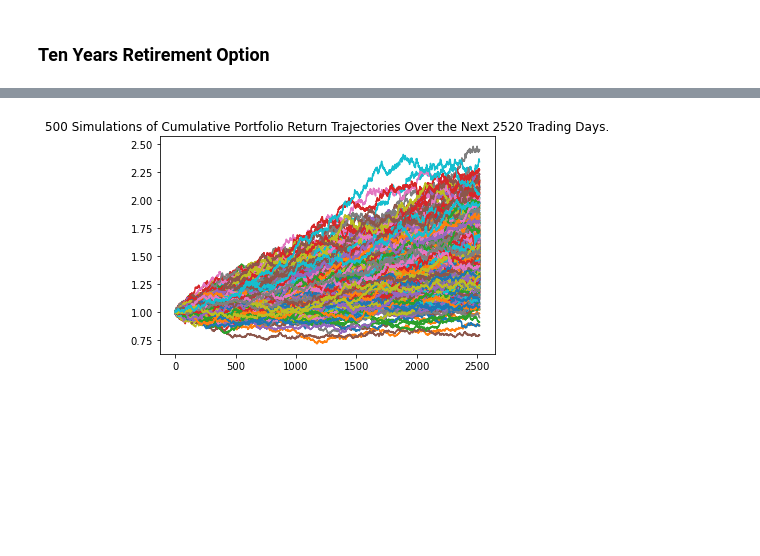
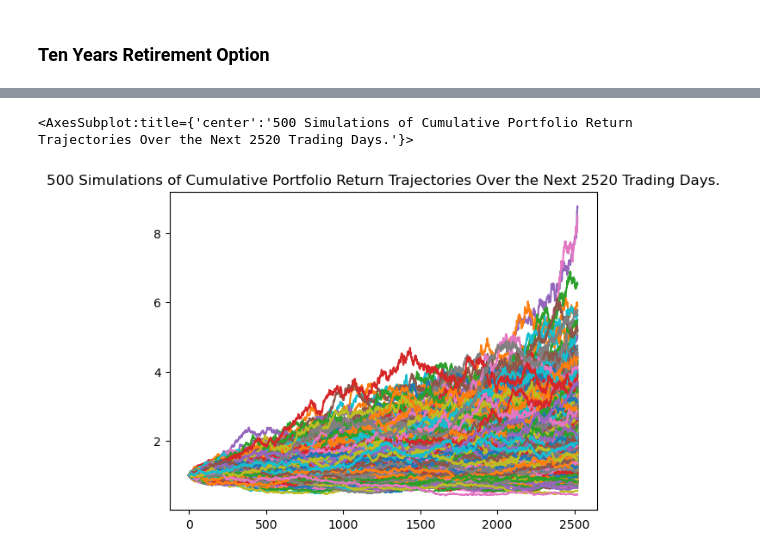
Before and after one commit to omarmoreta/Financial-Planning, a Jupyter notebook: Starter_Code/financial-planner.ipynb, the cells around one changed output, grey strips where cells are left out. Saved outputs shown, nothing was run; the diff lists cells and outputs as text; code cells hidden in the pictures; blank space fills up the shorter version.

```diff
--- a/Starter_Code/financial-planner.ipynb
+++ b/Starter_Code/financial-planner.ipynb
@@ -92,7 +92,7 @@ today = pd.Timestamp(
 ).isoformat()
 
 # Set the tickers
-tickers = ["AGG", "SPY"]
+tickers = ["SPY", "AGG"]
 
 # Set timeframe to "1Day" for Alpaca API
 timeframe = "1Day"
@@ -114,7 +114,7 @@ AGG = stock_price_df[stock_price_df["symbol"]=="AGG"].drop("symbol", axis=1)
 stock_price_df = pd.concat([SPY, AGG], axis=1, keys=["SPY", "AGG"])
 
 # Preview DataFrame
-stock_price_df
+stock_price_df.head()
 # %% [output]
 |  | SPY |  |  |  |  |  |  | AGG |  |  | ... |
 |  | open | high | low | close | volume | trade_count | vwap | open | high | low | ... |
@@ -213,14 +217,14 @@ Congrats! Your total assets of $99800.52 are enough to fun an emergency fund of
 
 ### Monte Carlo Simulation
 # %%
-# Set start and end dates of five years back from today.
+# Set start and end dates of ten years back from today.
 # Sample results may vary from the solution based on the time frame chosen
-start_date = pd.Timestamp('2018-01-30', tz='America/New_York').isoformat()
+start_date = pd.Timestamp('2013-01-30', tz='America/New_York').isoformat()
 end_date = pd.Timestamp('2023-01-30', tz='America/New_York').isoformat()
 # %%
-# Get 5 years' worth of historical data for SPY and AGG
+# Get 10 years' worth of historical data for SPY and AGG
 # Get current closing prices for SPY and AGG
-stock_price_5yr_df = alpaca.get_bars(
+stock_price_10yr_df = alpaca.get_bars(
     tickers,
     timeframe,
     start = start_date,
@@ -229,14 +233,14 @@ stock_price_5yr_df = alpaca.get_bars(
 
 # Reorganize the DataFrame
 # Separate ticker data
-SPY = stock_price_5yr_df[stock_price_5yr_df["symbol"]=="SPY"].drop("symbol", axis=1)
-AGG = stock_price_5yr_df[stock_price_5yr_df["symbol"]=="AGG"].drop("symbol", axis=1)
+SPY = stock_price_10yr_df[stock_price_10yr_df["symbol"]=="SPY"].drop("symbol", axis=1)
+AGG = stock_price_10yr_df[stock_price_10yr_df["symbol"]=="AGG"].drop("symbol", axis=1)
 
 # Concatenate the ticker DataFrames
-stock_price_5yr_df = pd.concat([SPY, AGG], axis=1, keys=["SPY", "AGG"])
+stock_price_10yr_df = pd.concat([SPY, AGG], axis=1, keys=["SPY", "AGG"])
 
 # Display sample data
-stock_price_5yr_df.head()
+stock_price_10yr_df.head()
 # %% [output]
 |  | SPY |  |  |  |  |  |  | AGG |  |  | ... |
 |  | open | high | low | close | volume | trade_count | vwap | open | high | low | ... |
@@ -448,2 +496,11 @@ There is a 95% chance that an initial investment of $60000 in the portfolio over
 # %% [markdown]
 ### Ten Years Retirement Option
+# %%
+# Configuring a Monte Carlo simulation to forecast 10 years cumulative returns
+MC_stocks_10yr_sim = MCSimulation(
+    weights=[.8,.2],
+    portfolio_data = stock_price_10yr_df,
+    num_simulation = 500,
+    num_trading_days = 252*10
+)
+MC_stocks_10yr_sim.portfolio_data.head()
@@ -487,7 +561,9 @@ Running Monte Carlo simulation number 490.
 # %%
 # Plot simulation outcomes
-# YOUR CODE HERE!
+MC_stocks_10yr_sim_cumulative_plot = MC_stocks_10yr_sim.plot_simulation()
+MC_stocks_10yr_sim_cumulative_plot
 # %% [output]
+<AxesSubplot:title={'center':'500 Simulations of Cumulative Portfolio Return Trajectories Over the Next 2520 Trading Days.'}>
-[figure, old version]
+[figure, new version]
 # %%
 # Plot probability distribution and confidence intervals
```
Also changed, not shown: parts of 27 cells of this notebook.
